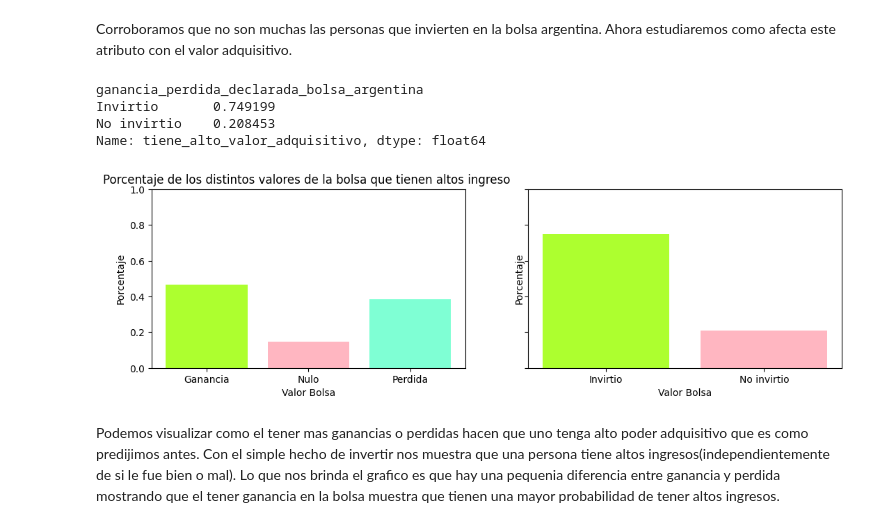
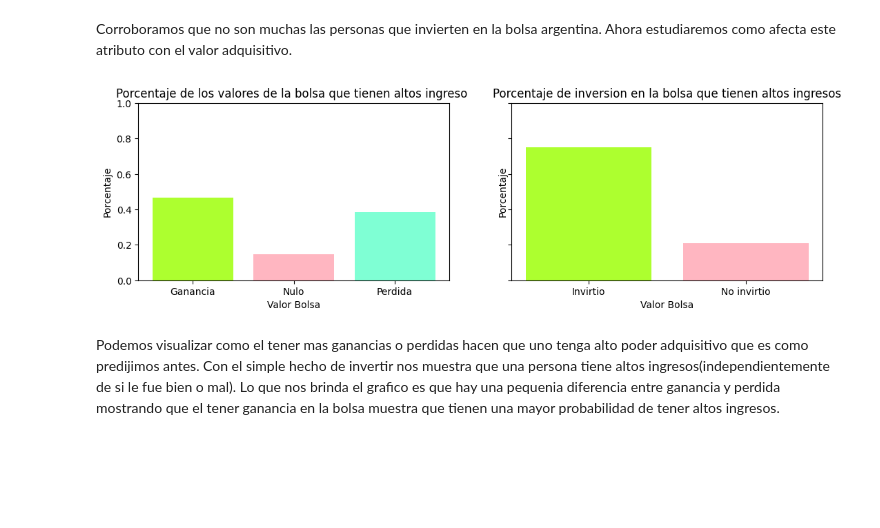
Before and after one commit to solfonte/TP1-OrganizacionDeDatos, a Jupyter notebook: TPparte1.ipynb, the cells around one changed output. Saved outputs shown, nothing was run; the diff lists cells and outputs as text; code cells hidden in the pictures; blank space fills up the shorter version.

```diff
--- a/TPparte1.ipynb
+++ b/TPparte1.ipynb
@@ -547,24 +549,20 @@ porcentaje_invirtio['No invirtio'] = porcentaje_invirtio['No invirtio']/(porcent
 # %%
 fig, axes = plt.subplots(nrows=1, ncols=2, figsize=[6.4 * 2, 3.4], dpi=100, sharey=True)
 
-print(porcentaje_invirtio)
 axes[0].bar(porcentaje_valor_bolsa.index, porcentaje_valor_bolsa.values, color = ['greenyellow','lightpink', 'aquamarine'])
 axes[0].set_ylabel("Porcentaje")
 axes[0].set_xlabel("Valor Bolsa")
 axes[0].set_ylim(0, 1)
 
-axes[0].set_title('Porcentaje de los distintos valores de la bolsa que tienen altos ingreso ')
+axes[0].set_title('Porcentaje de los valores de la bolsa que tienen altos ingreso ')
+axes[1].set_title('Porcentaje de inversion en la bolsa que tienen altos ingresos')
 axes[1].bar(porcentaje_invirtio.index, porcentaje_invirtio.values, color = ['greenyellow','lightpink'])
 axes[1].set_ylabel("Porcentaje")
 axes[1].set_xlabel("Valor Bolsa")
 axes[1].set_ylim(0, 1)
 plt.show()
 # %% [output]
-ganancia_perdida_declarada_bolsa_argentina
-Invirtio       0.749199
-No invirtio    0.208453
-Name: tiene_alto_valor_adquisitivo, dtype: float64
-[figure, old version]
+[figure, new version]
 # %% [markdown]
 Podemos visualizar como el tener mas ganancias o perdidas hacen que uno tenga alto poder adquisitivo que es como predijimos antes. Con el simple hecho de invertir nos muestra que una persona tiene altos ingresos(independientemente de si le fue bien o mal). Lo que nos brinda el grafico es que hay una pequenia diferencia entre ganancia y perdida mostrando que el tener ganancia en la bolsa muestra que tienen una mayor probabilidad de tener altos ingresos.
 # %% [markdown]
```
Also changed, not shown: parts of 40 cells of this notebook.
